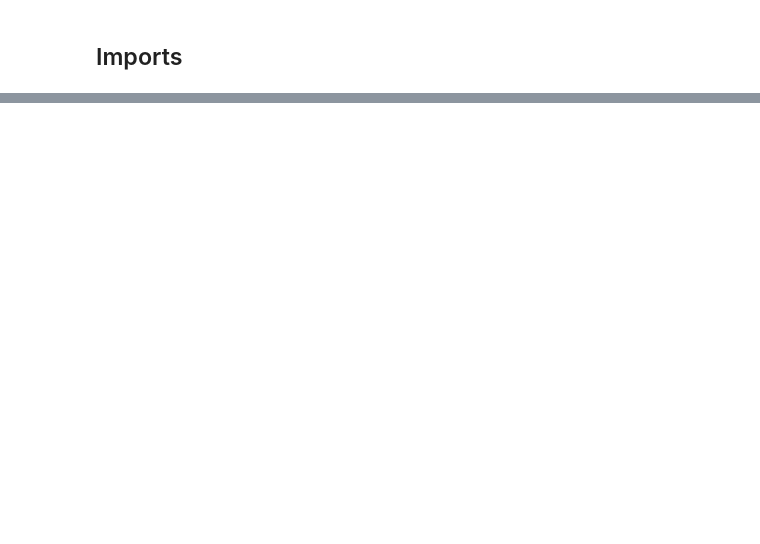
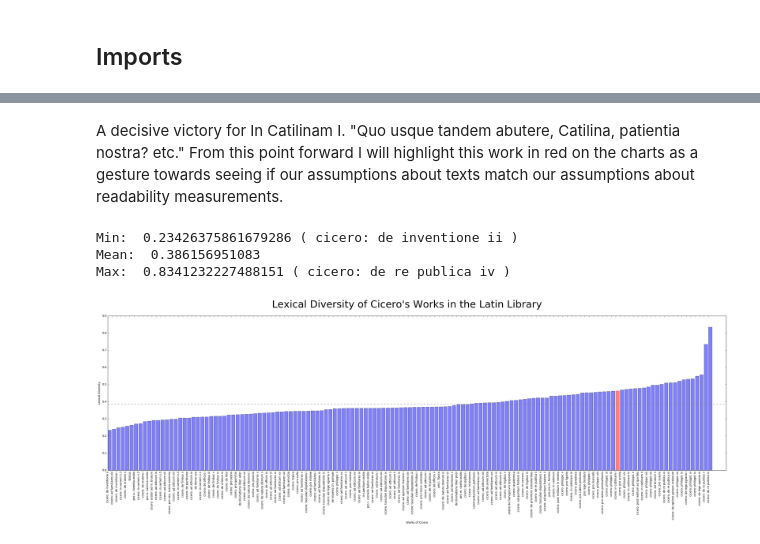
Before and after one commit to diyclassics/readability, a Jupyter notebook: Cicero Readability.ipynb, the cells around one changed output, grey strips where cells are left out. Drawn from its saved outputs; the diff is of its cells as text; code cells hidden in the pictures; blank space fills up the shorter version.

```diff
--- a/Cicero Readability.ipynb
+++ b/Cicero Readability.ipynb
@@ -300,0 +412,33 @@ tuque adeo  quem mox quae sint habitura deorum
+# %% [markdown]
+A decisive victory for In Catilinam I. "Quo usque tandem abutere, Catilina, patientia nostra? etc." From this point forward I will highlight this work in red on the charts as a gesture towards seeing if our assumptions about texts match our assumptions about readability measurements.
+# %%
+objects = [item[0] for item in lexdivs]
+scores = [item[1] for item in lexdivs]
+min_score = min(scores)
+mean_score = np.mean(scores)
+max_score = max(scores)
+
+print('Min: ', min_score, '(', objects[scores.index(min_score)], ')')
+print('Mean: ', mean_score)
+print('Max: ', max_score, '(', objects[scores.index(max_score)], ')')
+
+y_pos = np.arange(len(objects))
+plt.figure(figsize=(40,10))
+
+barlist = plt.bar(y_pos, scores, alpha=.5)
+barlist[objects.index('cicero: in catilinam i')].set_color('r')
+plt.xticks(y_pos, objects)
+plt.axhline(y=mean_score,color='gray',ls='dashed')
+plt.suptitle('Lexical Diversity of Cicero\'s Works in the Latin Library', fontsize=36)
+plt.xlabel('Works of Cicero')
+plt.ylabel('Lexical Diversity')
+
+locs, labels = plt.xticks()
+plt.setp(labels, rotation=90)
+
+plt.show()
+# %% [output]
+Min:  0.23426375861679286 ( cicero: de inventione ii )
+Mean:  0.386156951083
+Max:  0.8341232227488151 ( cicero: de re publica iv )
+[figure, added]
```
Also changed, not shown: parts of 137 cells of this notebook, 3 other files.
